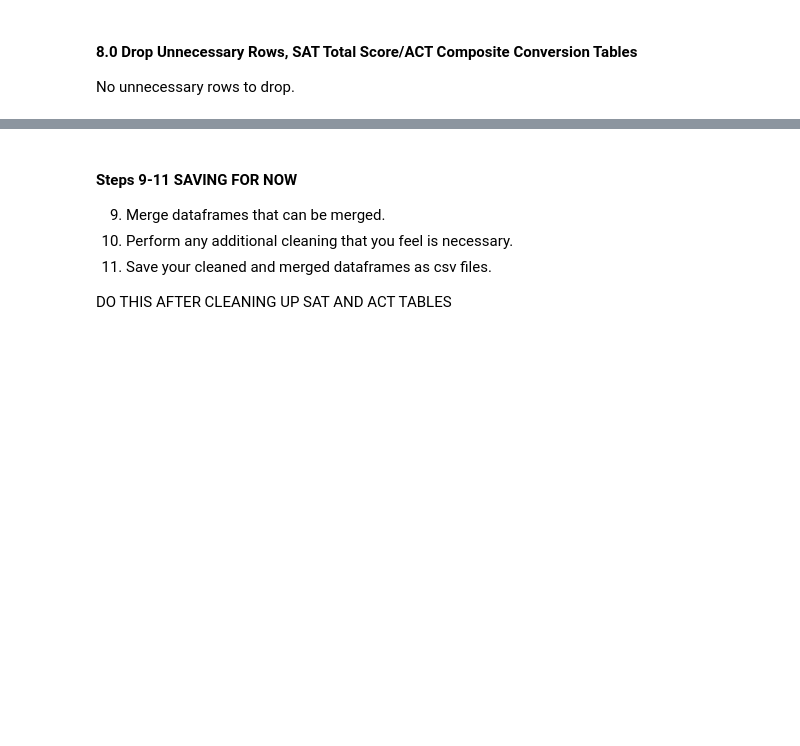
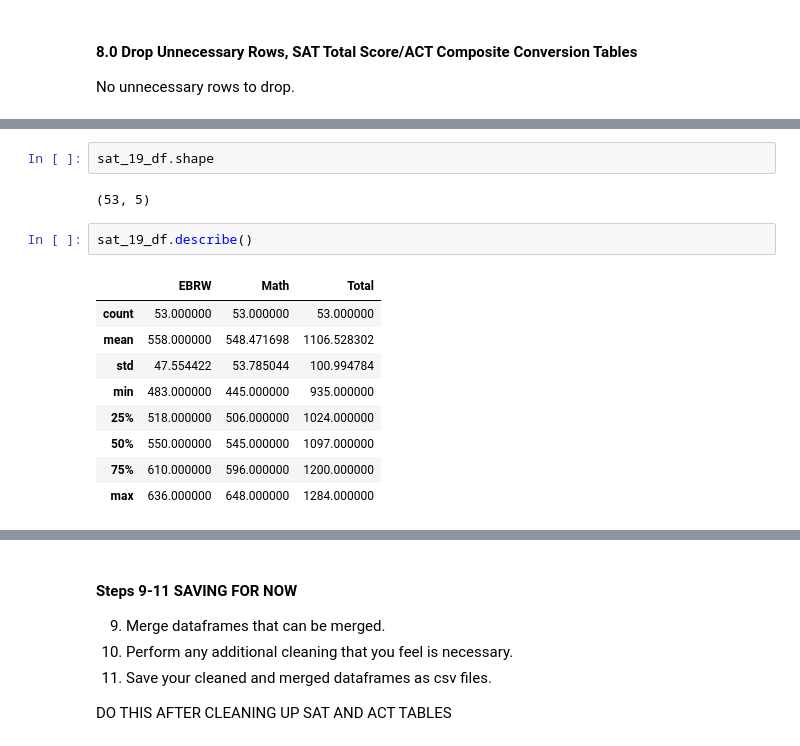
Before and after one commit to lmdunn/actsat, a Jupyter notebook: code/loren-starter-code.ipynb, the cells around one changed output, grey strips where cells are left out. Saved outputs shown, nothing was run; the diff lists cells and outputs as text; blank space fills up the shorter version.

```diff
--- a/code/loren-starter-code.ipynb
+++ b/code/loren-starter-code.ipynb
@@ -316,0 +384,16 @@ No unnecessary rows to drop.
+# %%
+sat_19_df.shape
+# %% [output]
+(53, 5)
+# %%
+sat_19_df.describe()
+# %% [output]
+|  | EBRW | Math | Total |
+| count | 53.000000 | 53.000000 | 53.000000 |
+| mean | 558.000000 | 548.471698 | 1106.528302 |
+| std | 47.554422 | 53.785044 | 100.994784 |
+| min | 483.000000 | 445.000000 | 935.000000 |
+| 25% | 518.000000 | 506.000000 | 1024.000000 |
+| 50% | 550.000000 | 545.000000 | 1097.000000 |
+| 75% | 610.000000 | 596.000000 | 1200.000000 |
+| max | 636.000000 | 648.000000 | 1284.000000 |
```
Also changed, not shown: parts of 70 cells of this notebook, 6 other files.
